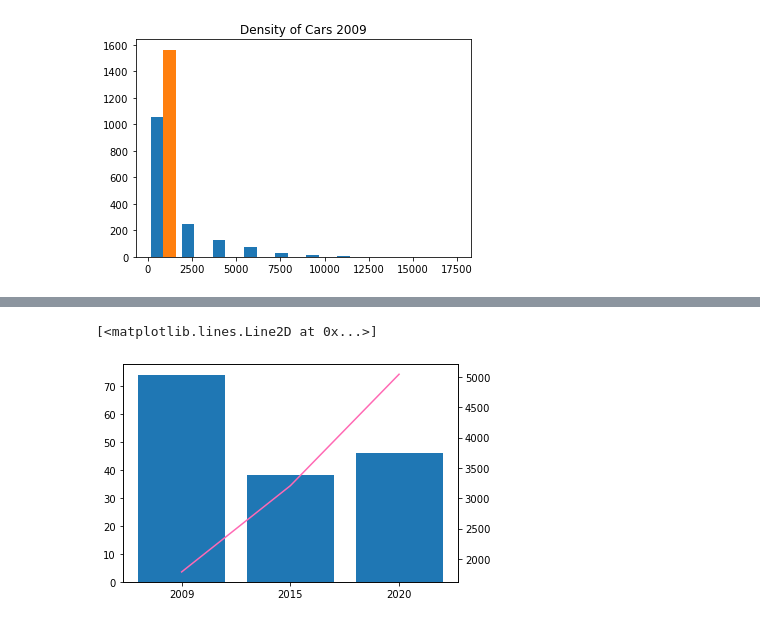
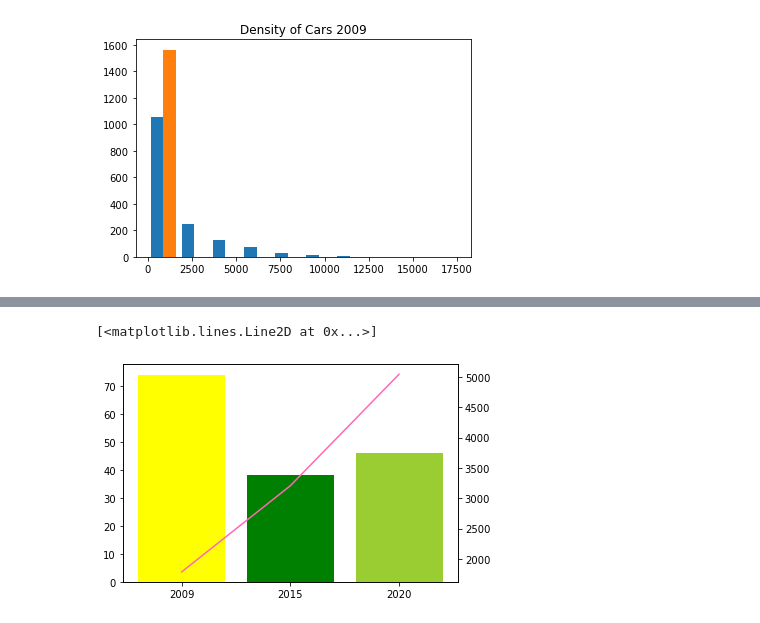
Before and after one commit to paloni-dotcom/Se7en, a Jupyter notebook: density_aqi.ipynb, the cells around one changed output, grey strips where cells are left out. Cells and saved outputs as stored; diff of their text form; code cells hidden in the pictures.

Commit message:
formatted chart color

```diff
--- a/density_aqi.ipynb
+++ b/density_aqi.ipynb
@@ -295,9 +292,13 @@ plt.show
 # %%
+x= ("2009", "2015", "2020")
+y= (cars_per_zip9['AQI Mean'].median(), cars_per_zip15['AQI Mean'].median(), cars_per_zip20['AQI Mean'].median())
+
 fig, ax1 = plt.subplots()
 y2= (cars_per_zip9['Number of Cars'].mean(), cars_per_zip15['Number of Cars'].mean(), cars_per_zip20['Number of Cars'].mean())
-ax1.bar(x,y)
+#x[0].set_color('y')
+ax1.bar(x,y, color=['yellow', 'green', 'yellowgreen'])
 ax2 = ax1.twinx()
 ax2.plot(x, y2, c="HotPink")
 # %% [output]
 [<matplotlib.lines.Line2D at 0x...>]
-[figure, old version]
+[figure, new version]
```
Also changed, not shown: parts of 4 cells of this notebook.
